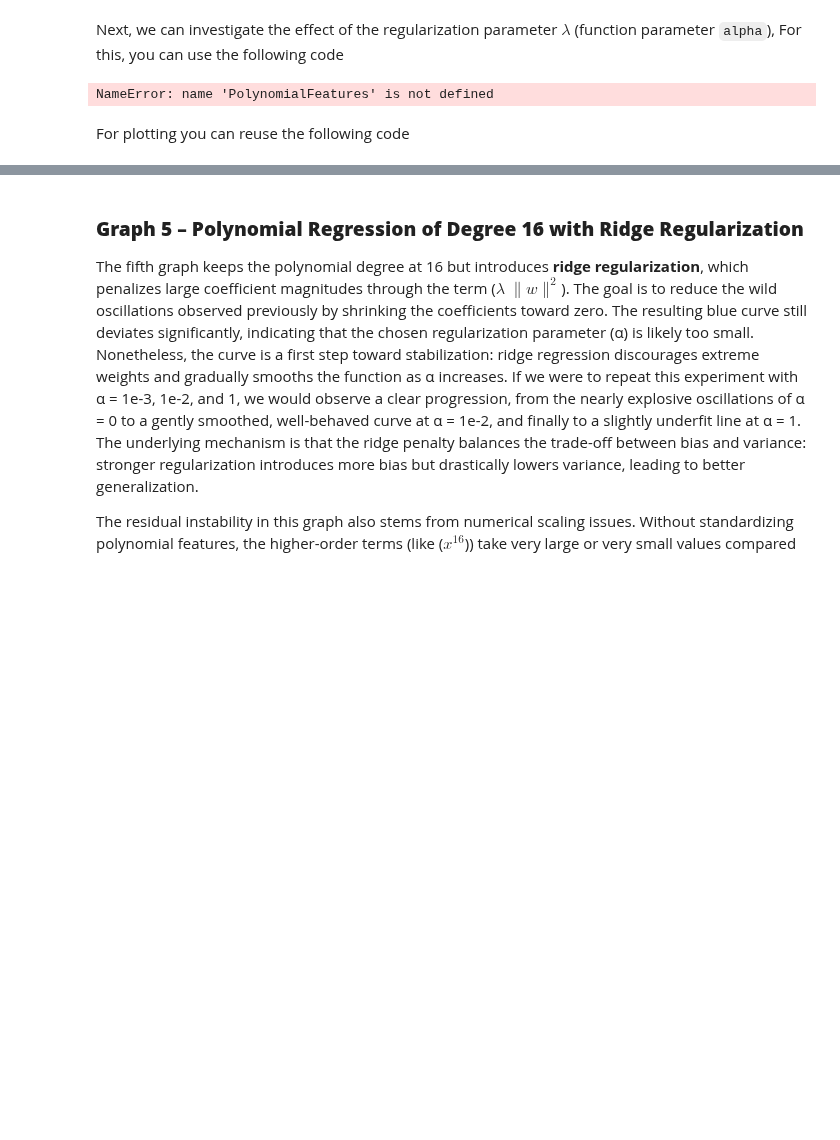
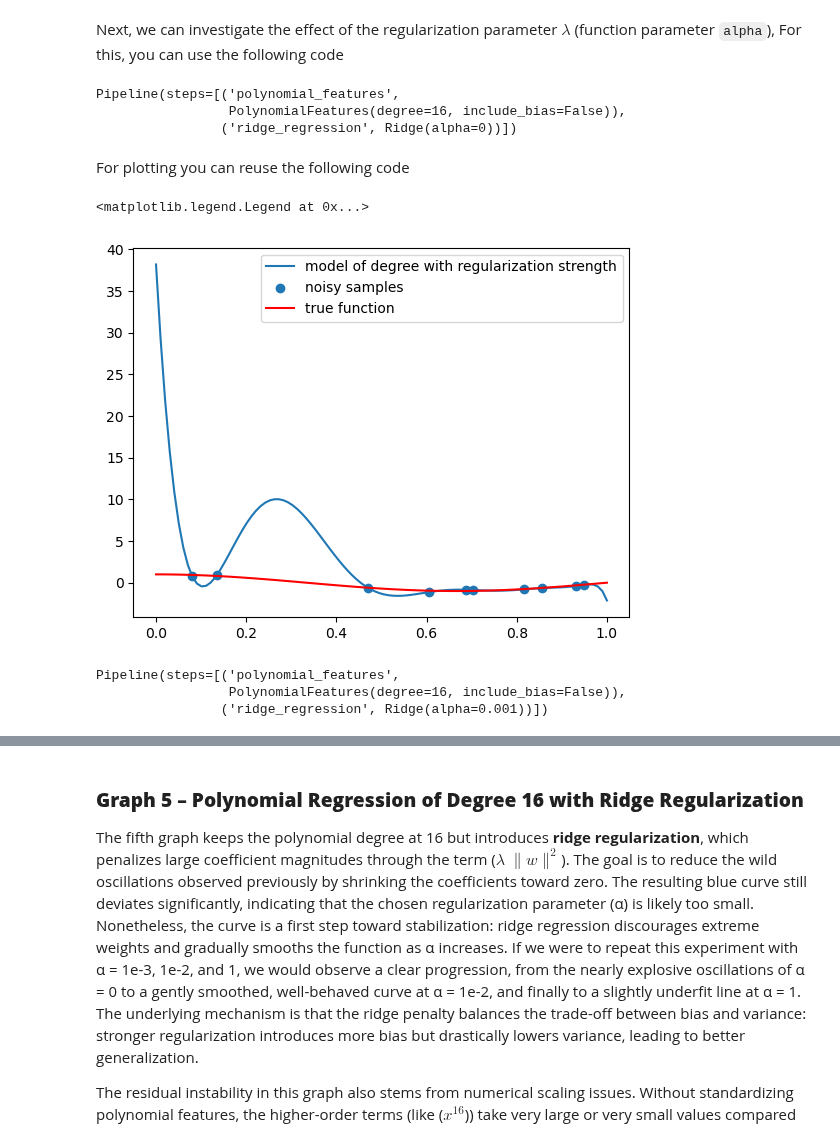
Before and after one commit to SerenaBouChaaya/modeling-lab-block-2-assignment-1, a Jupyter notebook: GroupC_Block3_assignment1/GroupC_Block3_assignemnt1.ipynb, the cells around one changed output, grey strips where cells are left out. Cells and saved outputs as stored; diff of their text form; code cells hidden in the pictures; blank space fills up the shorter version.

```diff
--- a/GroupC_Block3_assignment1/GroupC_Block3_assignemnt1.ipynb
+++ b/GroupC_Block3_assignment1/GroupC_Block3_assignemnt1.ipynb
@@ -1199,11 +1199,31 @@ In the fourth figure, the polynomial degree jumps to 16, giving the model extrem
 Next, we can investigate the effect of the regularization parameter $\lambda$ (function parameter `alpha`), For this, you can use the following code
 # %%
 polynomial_features = PolynomialFeatures(degree=16, include_bias=False)
-ridge_regression = Ridge(alpha=1e-3)   # ← change to 0, 1e-3, 1e-2, then 1 and re-run
+ridge_regression = Ridge(alpha=0)   # ← change to 0, 1e-3, 1e-2, then 1 and re-run
 pipeline_ridge = Pipeline([("polynomial_features", polynomial_features),
                            ("ridge_regression", ridge_regression)])
 pipeline_ridge.fit(X[:, np.newaxis], y)
 # %% [output]
-NameError: name 'PolynomialFeatures' is not defined
+Pipeline(steps=[('polynomial_features',
+                 PolynomialFeatures(degree=16, include_bias=False)),
+                ('ridge_regression', Ridge(alpha=0))])
 # %% [markdown]
 For plotting you can reuse the following code
+# %%
+plt.plot(X_test, pipeline_ridge.predict(X_test[:, np.newaxis]), label="model of degree with regularization strength")
+plt.scatter(X, y, label='noisy samples')
+plt.plot(X_test, true_function(X_test), c='r', label='true function')
+plt.legend()
+# %% [output]
+<matplotlib.legend.Legend at 0x...>
+[figure, added]
+# %%
+polynomial_features = PolynomialFeatures(degree=16, include_bias=False)
+ridge_regression = Ridge(alpha=1e-3)
+pipeline_ridge = Pipeline([("polynomial_features", polynomial_features),
+                           ("ridge_regression", ridge_regression)])
+pipeline_ridge.fit(X[:, np.newaxis], y)
+# %% [output]
+Pipeline(steps=[('polynomial_features',
+                 PolynomialFeatures(degree=16, include_bias=False)),
+                ('ridge_regression', Ridge(alpha=0.001))])
```
Also changed, not shown: parts of 5 cells of this notebook.
